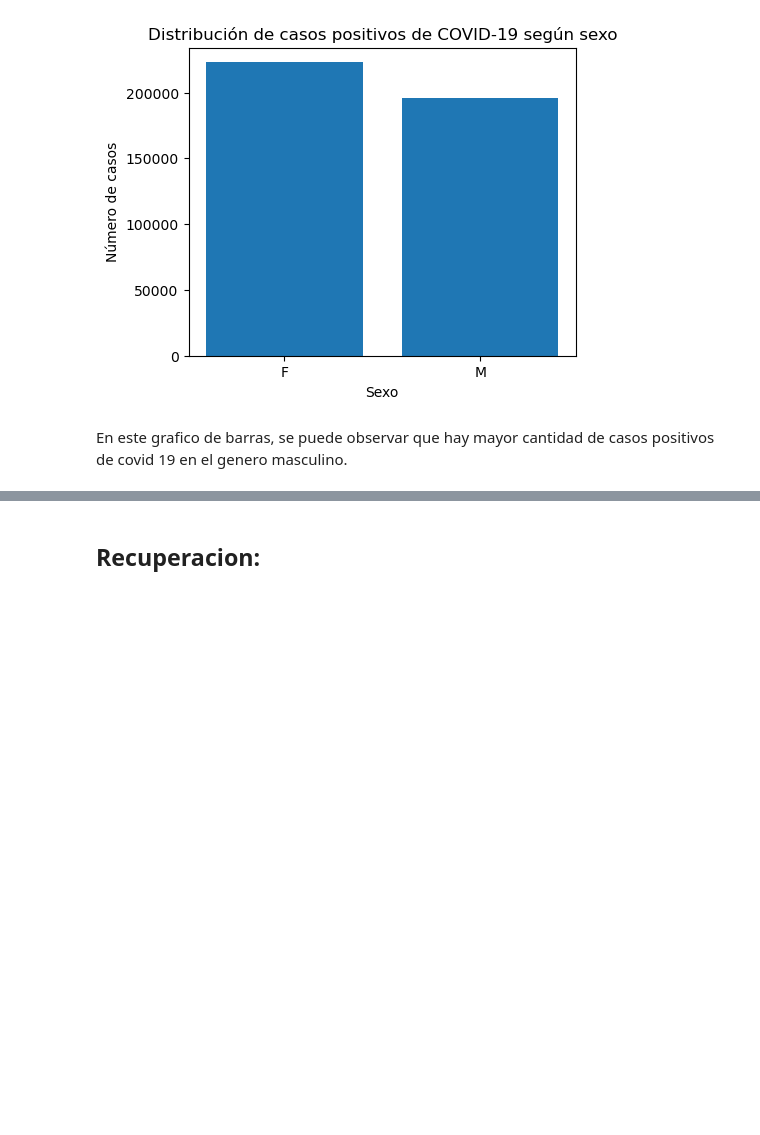
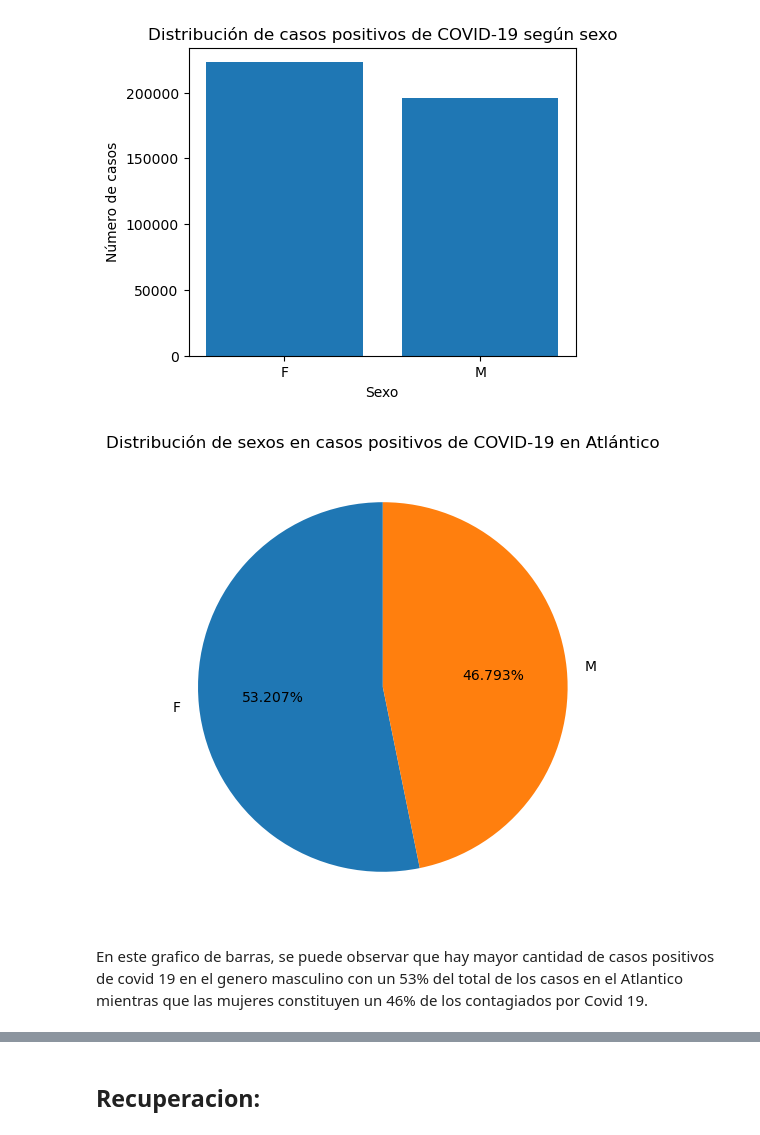
Before and after one commit to JuanesGarciaGomez/EDA-CASOS-POSITIVOS-COVID-19-EN-EL-ATLANTICO, a Jupyter notebook: eda_covid19.ipynb, the cells around one changed output, grey strips where cells are left out. Cells and saved outputs as stored; diff of their text form; code cells hidden in the pictures; blank space fills up the shorter version.

```diff
--- a/eda_covid19.ipynb
+++ b/eda_covid19.ipynb
@@ -392,5 +439,17 @@ plt.ylabel("Número de casos")
 plt.show()
 # %% [output]
 [figure]
+# %%
+plt.figure(figsize=(10, 6))
+plt.pie(
+    df["Sexo"].value_counts(),
+    labels=df["Sexo"].value_counts().index,
+    autopct="%1.3f%%",
+    startangle=90
+)
+plt.title("Distribución de sexos en casos positivos de COVID-19 en Atlántico")
+plt.show()
+# %% [output]
+[figure, added]
 # %% [markdown]
-En este grafico de barras, se puede observar que hay mayor cantidad de casos positivos de covid 19 en el genero masculino.
+En este grafico de barras, se puede observar que hay mayor cantidad de casos positivos de covid 19 en el genero masculino con un 53% del total de los casos en el Atlantico mientras que las mujeres constituyen un 46% de los contagiados por Covid 19.
```
Also changed, not shown: parts of 21 cells of this notebook, 1 other file.
